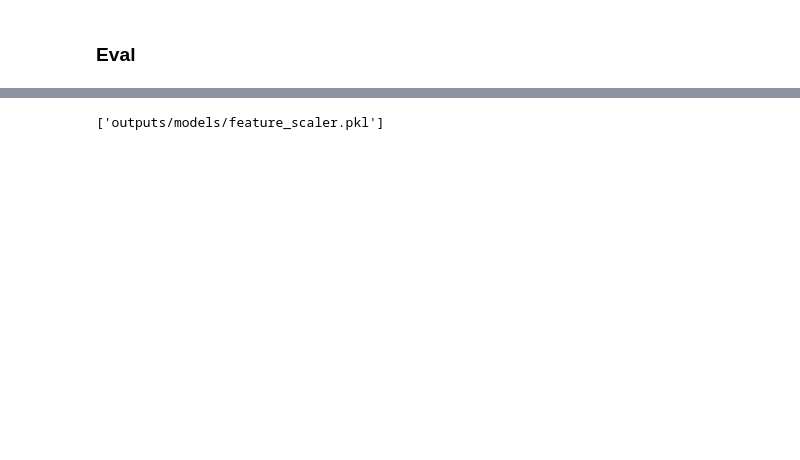
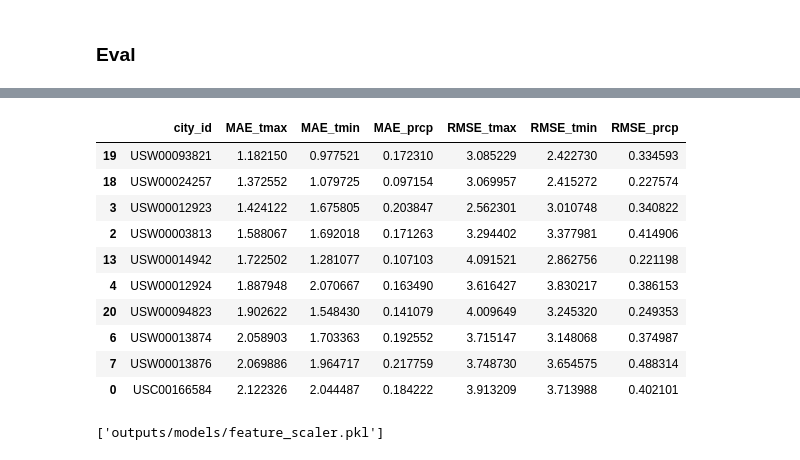
Before and after one commit to ms-cc-org/NAIRR-workflows, a Jupyter notebook: outputs/reports/forecasting.b2.executed.ipynb, the cells around one changed output, grey strips where cells are left out. Cells and saved outputs as stored; diff of their text form; code cells hidden in the pictures; blank space fills up the shorter version.

```diff
--- a/outputs/reports/forecasting.b2.executed.ipynb
+++ b/outputs/reports/forecasting.b2.executed.ipynb
@@ -419,3 +544,36 @@ metrics
+# %%
+err = pred - true
+df_city = pd.DataFrame({
+    "city_id": test_city_ids,
+    "abs_tmax": np.abs(err[:,0]),
+    "abs_tmin": np.abs(err[:,1]),
+    "abs_prcp": np.abs(err[:,2]),
+    "sq_tmax": err[:,0]**2,
+    "sq_tmin": err[:,1]**2,
+    "sq_prcp": err[:,2]**2,
+})
+city_metrics = df_city.groupby("city_id").agg(
+    MAE_tmax=("abs_tmax","mean"),
+    MAE_tmin=("abs_tmin","mean"),
+    MAE_prcp=("abs_prcp","mean"),
+    RMSE_tmax=("sq_tmax", lambda x: float(np.sqrt(np.mean(x)))),
+    RMSE_tmin=("sq_tmin", lambda x: float(np.sqrt(np.mean(x)))),
+    RMSE_prcp=("sq_prcp", lambda x: float(np.sqrt(np.mean(x)))),
+).reset_index()
+
+city_metrics.sort_values("MAE_tmax").head(10)
+# %% [output]
+|  | city_id | MAE_tmax | MAE_tmin | MAE_prcp | RMSE_tmax | RMSE_tmin | RMSE_prcp |
+| 19 | USW00093821 | 1.182150 | 0.977521 | 0.172310 | 3.085229 | 2.422730 | 0.334593 |
+| 18 | USW00024257 | 1.372552 | 1.079725 | 0.097154 | 3.069957 | 2.415272 | 0.227574 |
+| 3 | USW00012923 | 1.424122 | 1.675805 | 0.203847 | 2.562301 | 3.010748 | 0.340822 |
+| 2 | USW00003813 | 1.588067 | 1.692018 | 0.171263 | 3.294402 | 3.377981 | 0.414906 |
+| 13 | USW00014942 | 1.722502 | 1.281077 | 0.107103 | 4.091521 | 2.862756 | 0.221198 |
+| 4 | USW00012924 | 1.887948 | 2.070667 | 0.163490 | 3.616427 | 3.830217 | 0.386153 |
+| 20 | USW00094823 | 1.902622 | 1.548430 | 0.141079 | 4.009649 | 3.245320 | 0.249353 |
+| 6 | USW00013874 | 2.058903 | 1.703363 | 0.192552 | 3.715147 | 3.148068 | 0.374987 |
+| 7 | USW00013876 | 2.069886 | 1.964717 | 0.217759 | 3.748730 | 3.654575 | 0.488314 |
+| 0 | USC00166584 | 2.122326 | 2.044487 | 0.184222 | 3.913209 | 3.713988 | 0.402101 |
 # %%
 os.makedirs("outputs/models", exist_ok=True)
 os.makedirs("outputs/metrics", exist_ok=True)
```
Also changed, not shown: parts of 16 cells of this notebook, 16 other files.
